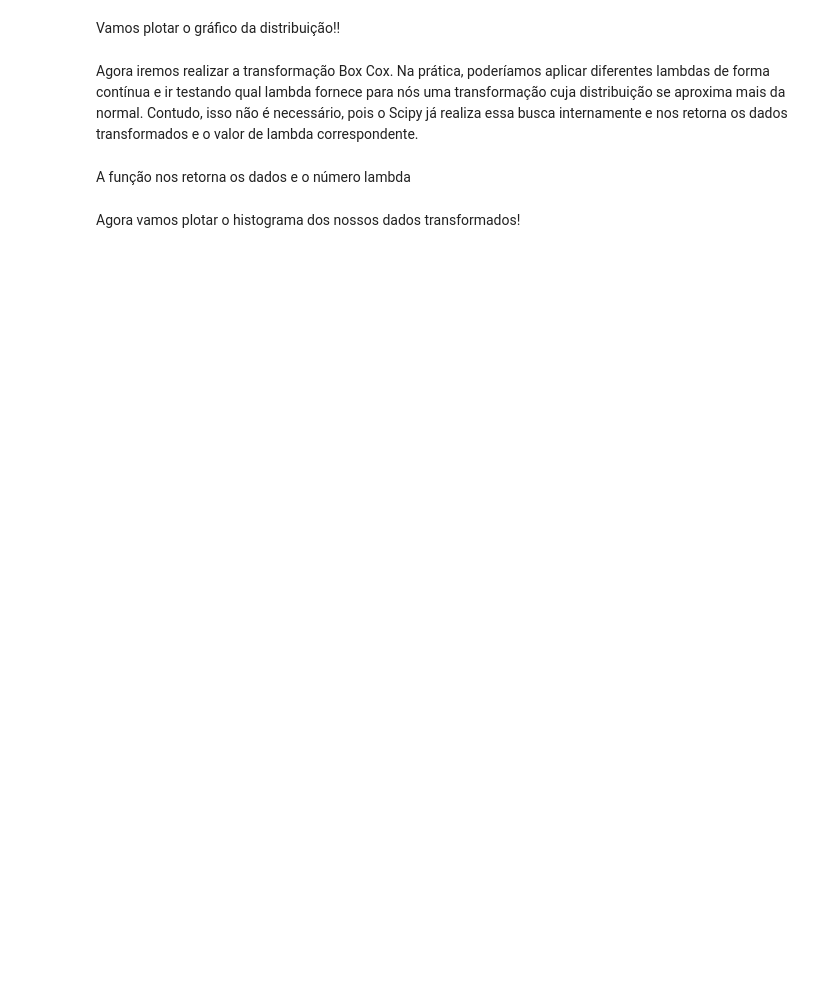
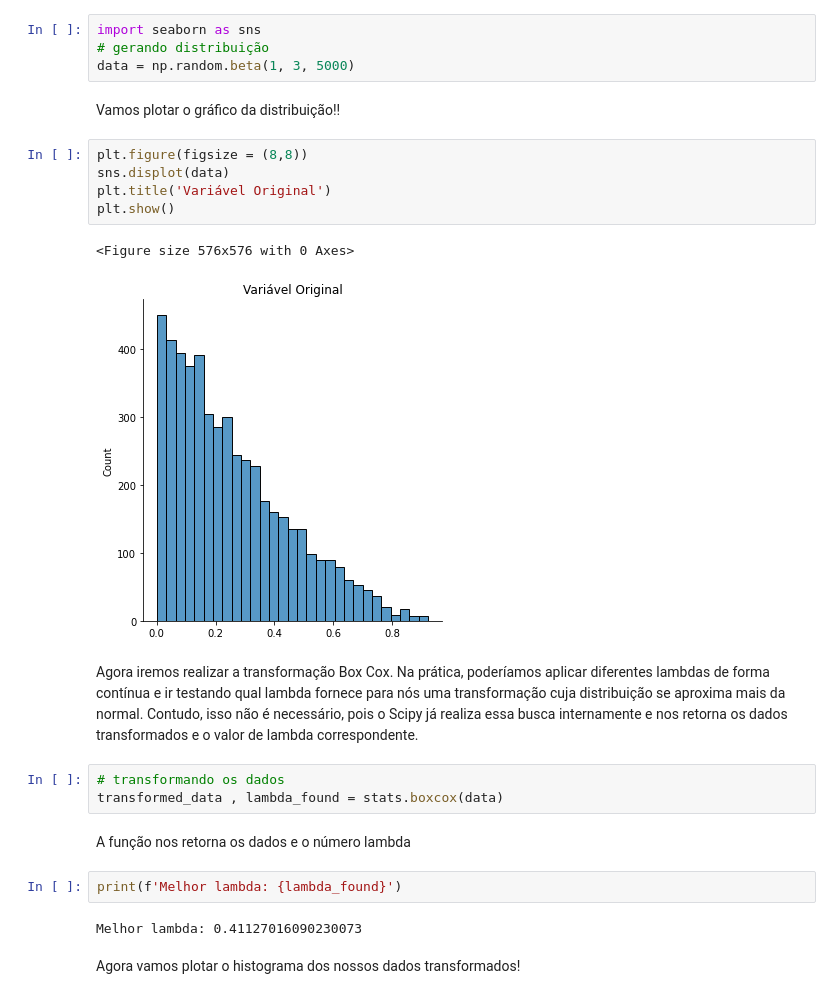
Before and after one commit to brondevitor/Python_Jorney, a Jupyter notebook: Regressão/Regressão III.ipynb, the cells around one changed output. Saved outputs shown, nothing was run; the diff lists cells and outputs as text; blank space fills up the shorter version.

```diff
--- a/Regressão/Regressão III.ipynb
+++ b/Regressão/Regressão III.ipynb
@@ -156,11 +161,30 @@ Agora vamos testar para uma distribuição não normal
 Para realizar a transformação Box-Cox, vamos utilizar a biblioteca Scipy.
 # %% [markdown]
 Inicialmente, vamos gerar uma distribuição sintética beta com 5000 elementos.
+# %%
+import seaborn as sns
+# gerando distribuição
+data = np.random.beta(1, 3, 5000)
 # %% [markdown]
 Vamos plotar o gráfico da distribuição!!
+# %%
+plt.figure(figsize = (8,8))
+sns.displot(data)
+plt.title('Variável Original')
+plt.show()
+# %% [output]
+<Figure size 576x576 with 0 Axes>
+[figure, added]
 # %% [markdown]
 Agora iremos realizar a transformação Box Cox. Na prática, poderíamos aplicar diferentes lambdas de forma contínua e ir testando qual lambda fornece para nós uma transformação cuja distribuição se aproxima mais da normal. Contudo, isso não é necessário, pois o Scipy já realiza essa busca internamente e nos retorna os dados transformados e o valor de lambda correspondente.
+# %%
+# transformando os dados
+transformed_data , lambda_found = stats.boxcox(data)
 # %% [markdown]
 A função nos retorna os dados e o número lambda
+# %%
+print(f'Melhor lambda: {lambda_found}')
+# %% [output]
+Melhor lambda: 0.41127016090230073
 # %% [markdown]
 Agora vamos plotar o histograma dos nossos dados transformados!
```
Also changed, not shown: parts of 11 cells of this notebook.
